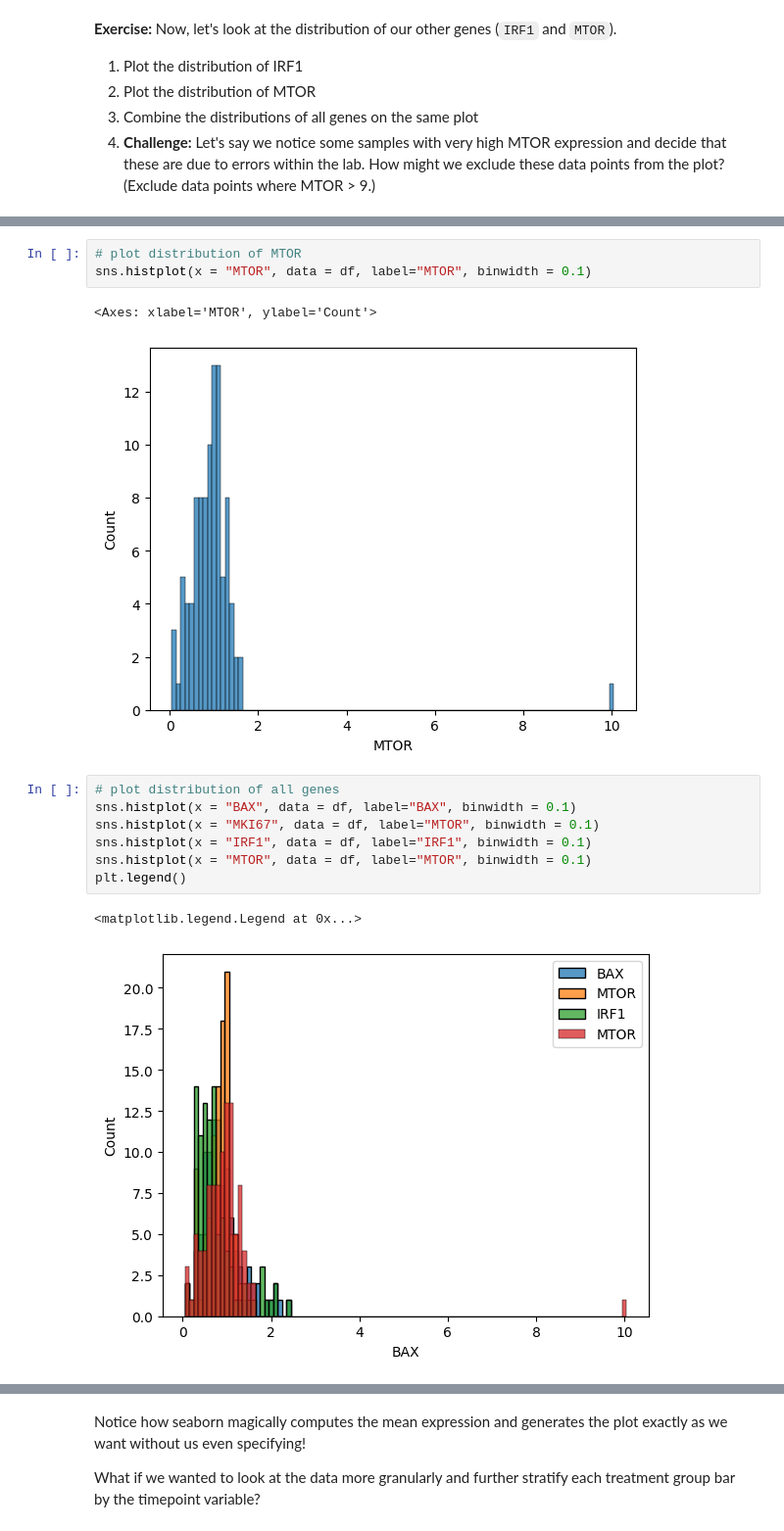
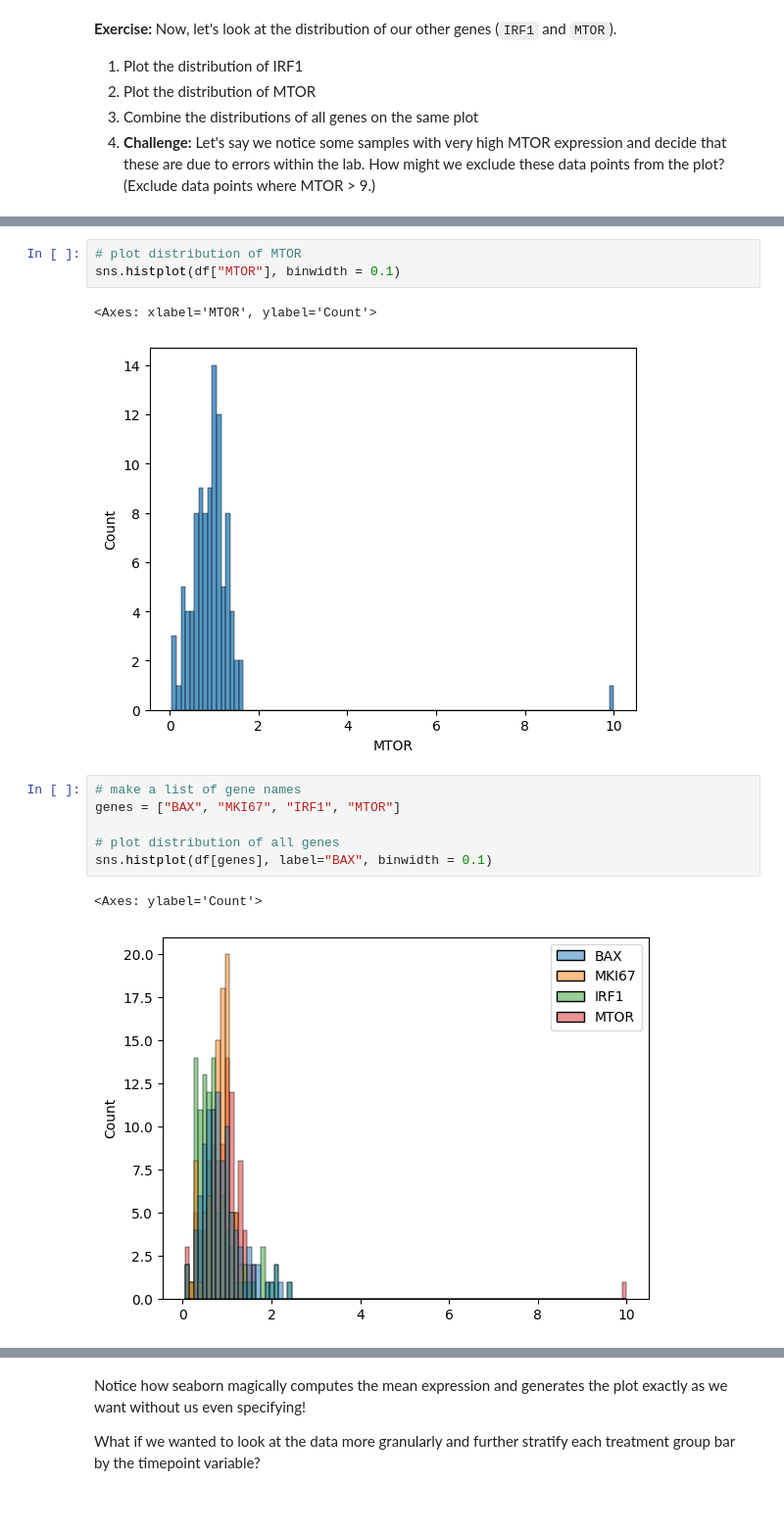
Before and after one commit to grkenney/WinSPIRE-HLC-Python, a Jupyter notebook: Notebooks/Keys/Day_3.1_Histograms_and_Bar_Charts.ipynb, the cells around one changed output, grey strips where cells are left out. Shown at 98% size. Saved outputs shown, nothing was run; the diff lists cells and outputs as text; blank space fills up the shorter version.

```diff
--- a/Notebooks/Keys/Day_3.1_Histograms_and_Bar_Charts.ipynb
+++ b/Notebooks/Keys/Day_3.1_Histograms_and_Bar_Charts.ipynb
@@ -141,17 +169,16 @@ sns.histplot(x = "IRF1", data = df, label="IRF1", binwidth = 0.1)
 # %%
 # plot distribution of MTOR
-sns.histplot(x = "MTOR", data = df, label="MTOR", binwidth = 0.1)
+sns.histplot(df["MTOR"], binwidth = 0.1)
 # %% [output]
 <Axes: xlabel='MTOR', ylabel='Count'>
-[figure, old version]
+[figure, new version]
 # %%
+# make a list of gene names
+genes = ["BAX", "MKI67", "IRF1", "MTOR"]
+
 # plot distribution of all genes
-sns.histplot(x = "BAX", data = df, label="BAX", binwidth = 0.1)
-sns.histplot(x = "MKI67", data = df, label="MTOR", binwidth = 0.1)
-sns.histplot(x = "IRF1", data = df, label="IRF1", binwidth = 0.1)
-sns.histplot(x = "MTOR", data = df, label="MTOR", binwidth = 0.1)
-plt.legend()
+sns.histplot(df[genes], label="BAX", binwidth = 0.1)
 # %% [output]
-<matplotlib.legend.Legend at 0x...>
+<Axes: ylabel='Count'>
-[figure, old version]
+[figure, new version]
 # %%
```
Also changed, not shown: parts of 32 cells of this notebook, 1 other file.
